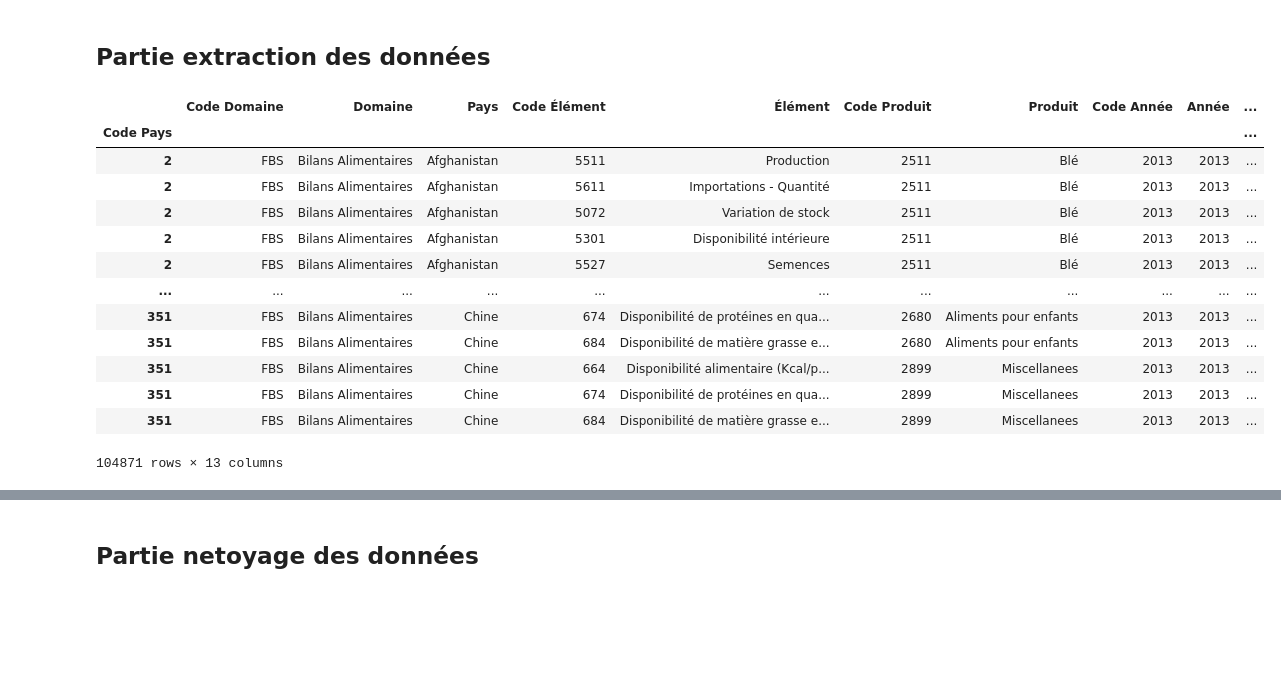
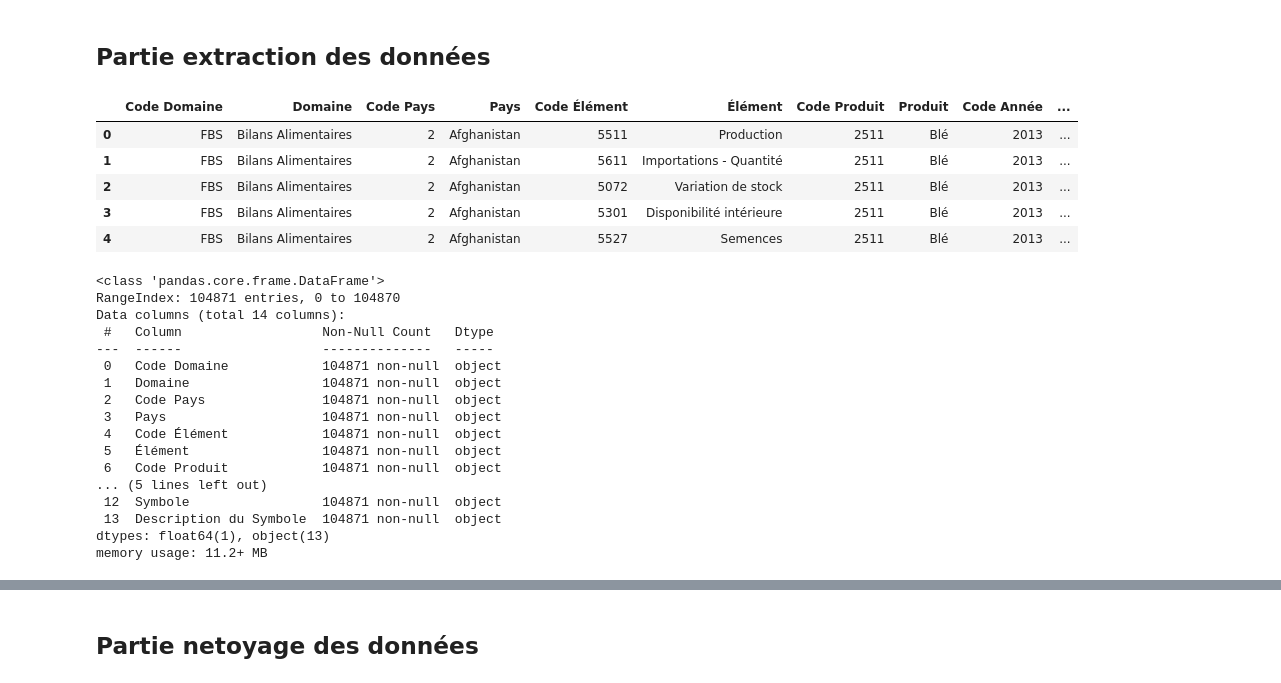
Before and after one commit to data-IA-2023/Groupe-3, a Jupyter notebook: briefs181223 - Mohammed.ipynb, the cells around one changed output, grey strips where cells are left out. Cells and saved outputs as stored; diff of their text form; code cells hidden in the pictures; blank space fills up the shorter version.

```diff
--- a/briefs181223 - Mohammed.ipynb
+++ b/briefs181223 - Mohammed.ipynb
@@ -34,26 +40,38 @@ Les données FAO 2013 : https://github.com/remijul/dataset/tree/master/fao_2013
 # %%
-import pandas as pd
-import numpy as np
 #Chargement des données avec définition de l'index et changement des types des  dimensions
-chemein_BD_vegetal = "fao_2013/FAOSTAT_2013_vegetal.csv"
-FAOSTAT_2013_vegetal = pd.read_csv(chemein_BD_vegetal, sep=',',on_bad_lines='skip', index_col='Code Pays',dtype={'Code Élément': str,'Code Produit':str, 'Code Année':str})
+url_bd="https://github.com/remijul/dataset/raw/4156ed0c38c1f5e81b3bf8e6458a245c5fa6c35a/"
+url_bd=""
+chemein_BD_vegetal = url_bd+"fao_2013/FAOSTAT_2013_vegetal.csv"
+FAOSTAT_2013_vegetal = pd.read_csv(chemein_BD_vegetal, sep=',',on_bad_lines='skip',dtype={'Code Pays': str,'Code Élément': str,'Code Produit':str, 'Année':str, 'Code Année':str})
 
-FAOSTAT_2013_vegetal
+FAOSTAT_2013_vegetal.head()
 # %% [output]
-|  | Code Domaine | Domaine | Pays | Code Élément | Élément | Code Produit | Produit | Code Année | Année | ... |
-| Code Pays |  |  |  |  |  |  |  |  |  | ... |
-| 2 | FBS | Bilans Alimentaires | Afghanistan | 5511 | Production | 2511 | Blé | 2013 | 2013 | ... |
-| 2 | FBS | Bilans Alimentaires | Afghanistan | 5611 | Importations - Quantité | 2511 | Blé | 2013 | 2013 | ... |
-| 2 | FBS | Bilans Alimentaires | Afghanistan | 5072 | Variation de stock | 2511 | Blé | 2013 | 2013 | ... |
-| 2 | FBS | Bilans Alimentaires | Afghanistan | 5301 | Disponibilité intérieure | 2511 | Blé | 2013 | 2013 | ... |
-| 2 | FBS | Bilans Alimentaires | Afghanistan | 5527 | Semences | 2511 | Blé | 2013 | 2013 | ... |
-| ... | ... | ... | ... | ... | ... | ... | ... | ... | ... | ... |
-| 351 | FBS | Bilans Alimentaires | Chine | 674 | Disponibilité de protéines en qua... | 2680 | Aliments pour enfants | 2013 | 2013 | ... |
-| 351 | FBS | Bilans Alimentaires | Chine | 684 | Disponibilité de matière grasse e... | 2680 | Aliments pour enfants | 2013 | 2013 | ... |
-| 351 | FBS | Bilans Alimentaires | Chine | 664 | Disponibilité alimentaire (Kcal/p... | 2899 | Miscellanees | 2013 | 2013 | ... |
-| 351 | FBS | Bilans Alimentaires | Chine | 674 | Disponibilité de protéines en qua... | 2899 | Miscellanees | 2013 | 2013 | ... |
-| 351 | FBS | Bilans Alimentaires | Chine | 684 | Disponibilité de matière grasse e... | 2899 | Miscellanees | 2013 | 2013 | ... |
+|  | Code Domaine | Domaine | Code Pays | Pays | Code Élément | Élément | Code Produit | Produit | Code Année | ... |
+| 0 | FBS | Bilans Alimentaires | 2 | Afghanistan | 5511 | Production | 2511 | Blé | 2013 | ... |
+| 1 | FBS | Bilans Alimentaires | 2 | Afghanistan | 5611 | Importations - Quantité | 2511 | Blé | 2013 | ... |
+| 2 | FBS | Bilans Alimentaires | 2 | Afghanistan | 5072 | Variation de stock | 2511 | Blé | 2013 | ... |
+| 3 | FBS | Bilans Alimentaires | 2 | Afghanistan | 5301 | Disponibilité intérieure | 2511 | Blé | 2013 | ... |
+| 4 | FBS | Bilans Alimentaires | 2 | Afghanistan | 5527 | Semences | 2511 | Blé | 2013 | ... |
-104871 rows × 13 columns
+# %%
+FAOSTAT_2013_vegetal.info()
+# %% [output]
+<class 'pandas.core.frame.DataFrame'>
+RangeIndex: 104871 entries, 0 to 104870
+Data columns (total 14 columns):
+ #   Column                  Non-Null Count   Dtype
+---  ------                  --------------   -----
+ 0   Code Domaine            104871 non-null  object
+ 1   Domaine                 104871 non-null  object
+ 2   Code Pays               104871 non-null  object
+ 3   Pays                    104871 non-null  object
+ 4   Code Élément            104871 non-null  object
+ 5   Élément                 104871 non-null  object
+ 6   Code Produit            104871 non-null  object
+... (5 lines left out)
+ 12  Symbole                 104871 non-null  object
+ 13  Description du Symbole  104871 non-null  object
+dtypes: float64(1), object(13)
+memory usage: 11.2+ MB
 # %%
 
 #Chargement des données avec définition de l'index et changement des types des  dimensions
```
Also changed, not shown: parts of 48 cells of this notebook, 5 other files.
